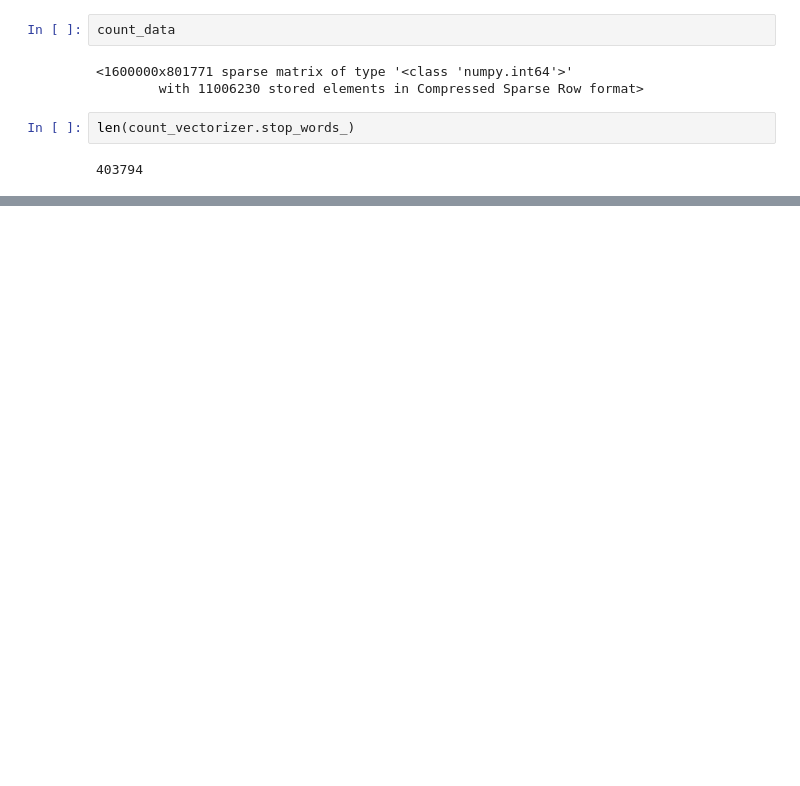
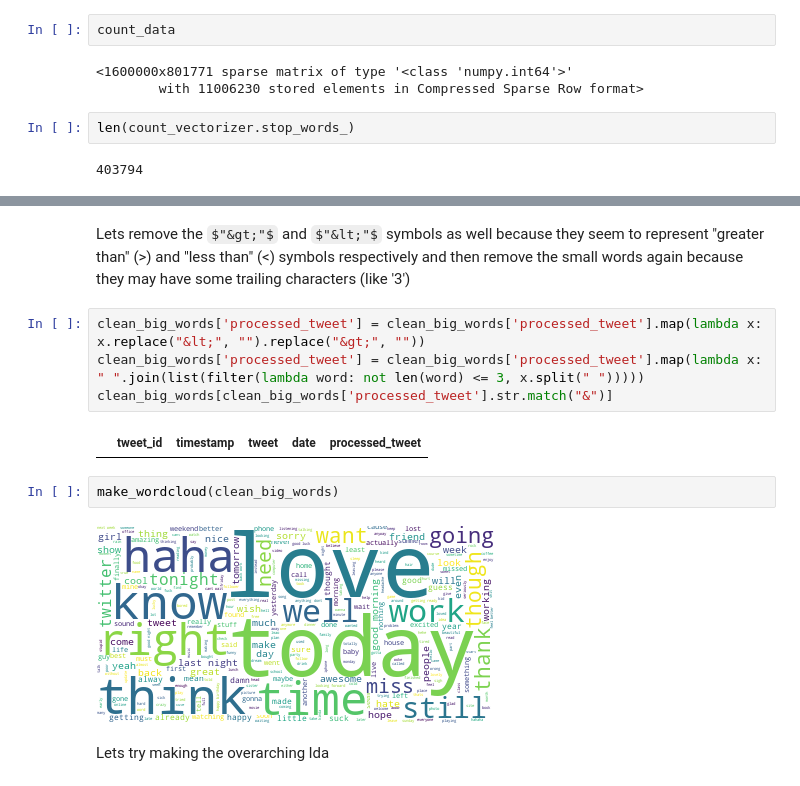
Before and after one commit to stevesette/DS_4900, a Jupyter notebook: learning_spark/OLDA_No_Spark.ipynb, the cells around one changed output, grey strips where cells are left out. Drawn from its saved outputs; the diff is of its cells as text; some formulas as TeX source; blank space fills up the shorter version.

```diff
--- a/learning_spark/OLDA_No_Spark.ipynb
+++ b/learning_spark/OLDA_No_Spark.ipynb
@@ -132,0 +299,14 @@ len(count_vectorizer.stop_words_)
+# %% [markdown]
+Lets remove the $"&gt;"$ and $"&lt;"$ symbols as well because they seem to represent "greater than" (>) and "less than" (<) symbols respectively and then remove the small words again because they may have some trailing characters (like '3')
+# %%
+clean_big_words['processed_tweet'] = clean_big_words['processed_tweet'].map(lambda x: x.replace("&lt;", "").replace("&gt;", ""))
+clean_big_words['processed_tweet'] = clean_big_words['processed_tweet'].map(lambda x: " ".join(list(filter(lambda word: not len(word) <= 3, x.split(" ")))))
+clean_big_words[clean_big_words['processed_tweet'].str.match("&")]
+# %% [output]
+|  | tweet_id | timestamp | tweet | date | processed_tweet |
+# %%
+make_wordcloud(clean_big_words)
+# %% [output]
+[figure, added]
+# %% [markdown]
+Lets try making the overarching lda
```
Also changed, not shown: parts of 30 cells of this notebook.
